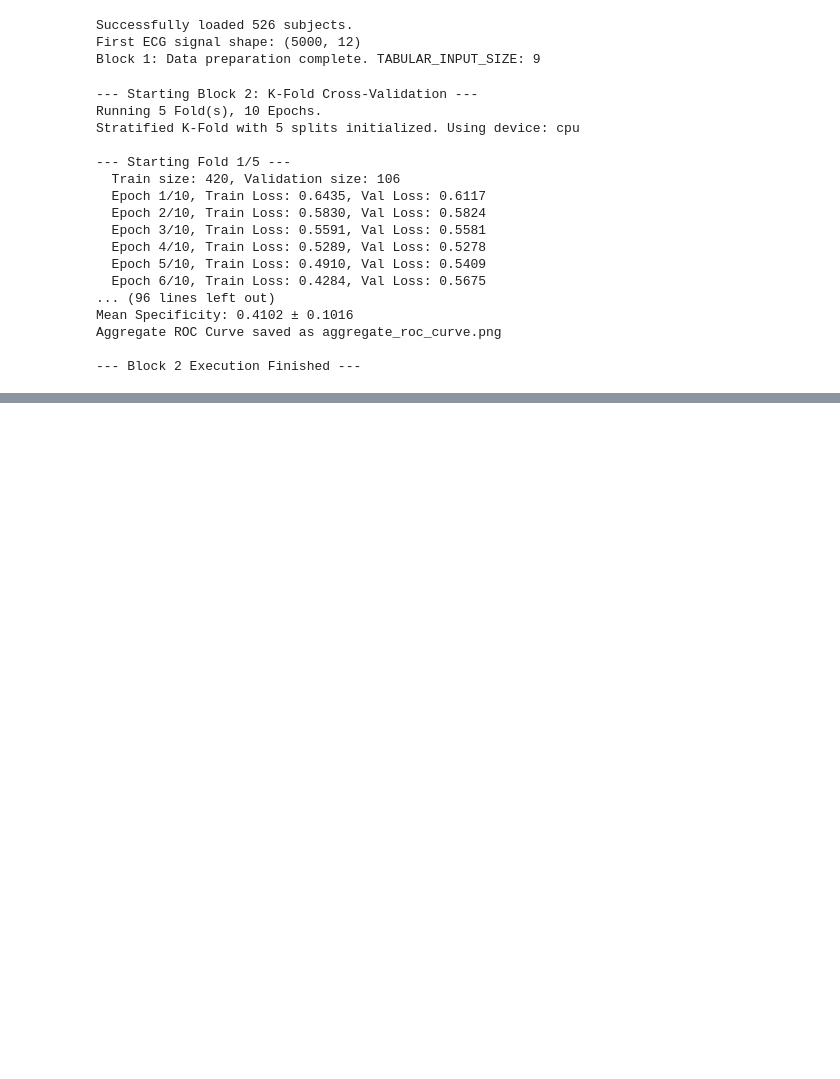
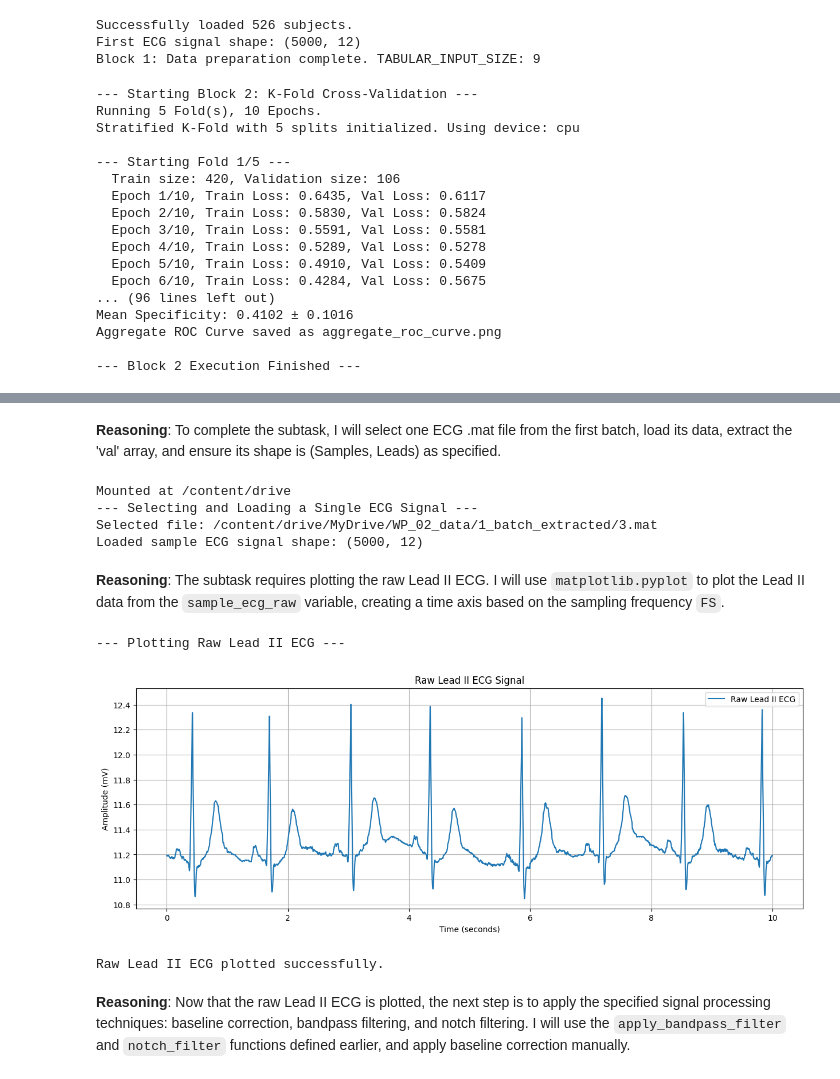
Before and after one commit to dalexsuam/ECG_DEEP_LEARNING, a Jupyter notebook: ECG_DeepLearning_v2.ipynb, the cells around one changed output, grey strips where cells are left out. Drawn from its saved outputs; the diff is of its cells as text; code cells hidden in the pictures; blank space fills up the shorter version.

Commit message:
Included some tabular-ECG processing pipeline at the end of the notebook :)

```diff
--- a/ECG_DeepLearning_v2.ipynb
+++ b/ECG_DeepLearning_v2.ipynb
@@ -567,0 +587,78 @@ Aggregate ROC Curve saved as aggregate_roc_curve.png
+# %% [markdown]
+**Reasoning**:
+To complete the subtask, I will select one ECG .mat file from the first batch, load its data, extract the 'val' array, and ensure its shape is (Samples, Leads) as specified.
+# %%
+import os # Import os module
+import scipy.io # Import scipy.io for loadmat if not already globally available
+from google.colab import drive # Import drive module for mounting
+
+# Ensure Google Drive is mounted before accessing files
+drive.mount("/content/drive", force_remount=True)
+
+# Re-define the folder path, as it might not be in the current execution context
+ECG_folder_1batch = "/content/drive/MyDrive/WP_02_data/1_batch_extracted"
+
+print("--- Selecting and Loading a Single ECG Signal ---")
+
+# Retrieve file list directly to ensure availability
+ECGs_1_local = [f for f in os.listdir(ECG_folder_1batch) if f.endswith(".mat")]
+ECGs_1_local.sort(key=lambda filename: int(filename.split(".")[0]))
+
+# 1. Choose a specific file (e.g., the first file from ECGs_1)
+sample_ecg_filename = ECGs_1_local[0]
+sample_ecg_filepath = os.path.join(ECG_folder_1batch, sample_ecg_filename)
+
+print(f"Selected file: {sample_ecg_filepath}")
+
+# 3. Load the chosen .mat file
+matdata_single = scipy.io.loadmat(sample_ecg_filepath)
+
+# 4. Extract the ECG data
+sample_ecg_raw = matdata_single['val']
+
+# 5. Ensure the ECG data has the shape (Samples, Leads)
+# Assuming 5000 samples and 12 leads based on previous processing
+if sample_ecg_raw.shape[0] != 5000:
+    sample_ecg_raw = sample_ecg_raw.T
+
+print(f"Loaded sample ECG signal shape: {sample_ecg_raw.shape}")
+# %% [output]
+Mounted at /content/drive
+--- Selecting and Loading a Single ECG Signal ---
+Selected file: /content/drive/MyDrive/WP_02_data/1_batch_extracted/3.mat
+Loaded sample ECG signal shape: (5000, 12)
+# %% [markdown]
+**Reasoning**:
+The subtask requires plotting the raw Lead II ECG. I will use `matplotlib.pyplot` to plot the Lead II data from the `sample_ecg_raw` variable, creating a time axis based on the sampling frequency `FS`.
+# %%
+import matplotlib.pyplot as plt # Import matplotlib for plotting
+import numpy as np # Import numpy for array operations
+
+print("--- Plotting Raw Lead II ECG ---")
+
+# Re-define global variables for this context
+LEAD_II_INDEX = 1
+FS = 500
+
+lead_II_raw = sample_ecg_raw[:, LEAD_II_INDEX]
+
+# Create a time vector
+time = np.arange(len(lead_II_raw)) / FS
+
+plt.figure(figsize=(15, 5))
+plt.plot(time, lead_II_raw, label='Raw Lead II ECG')
+plt.title('Raw Lead II ECG Signal')
+plt.xlabel('Time (seconds)')
+plt.ylabel('Amplitude (mV)')
+plt.grid(True)
+plt.legend()
+plt.show()
+
+print("Raw Lead II ECG plotted successfully.")
+# %% [output]
+--- Plotting Raw Lead II ECG ---
+[figure, added]
+Raw Lead II ECG plotted successfully.
+# %% [markdown]
+**Reasoning**:
+Now that the raw Lead II ECG is plotted, the next step is to apply the specified signal processing techniques: baseline correction, bandpass filtering, and notch filtering. I will use the `apply_bandpass_filter` and `notch_filter` functions defined earlier, and apply baseline correction manually.
```
Also changed, not shown: parts of 37 cells of this notebook.
